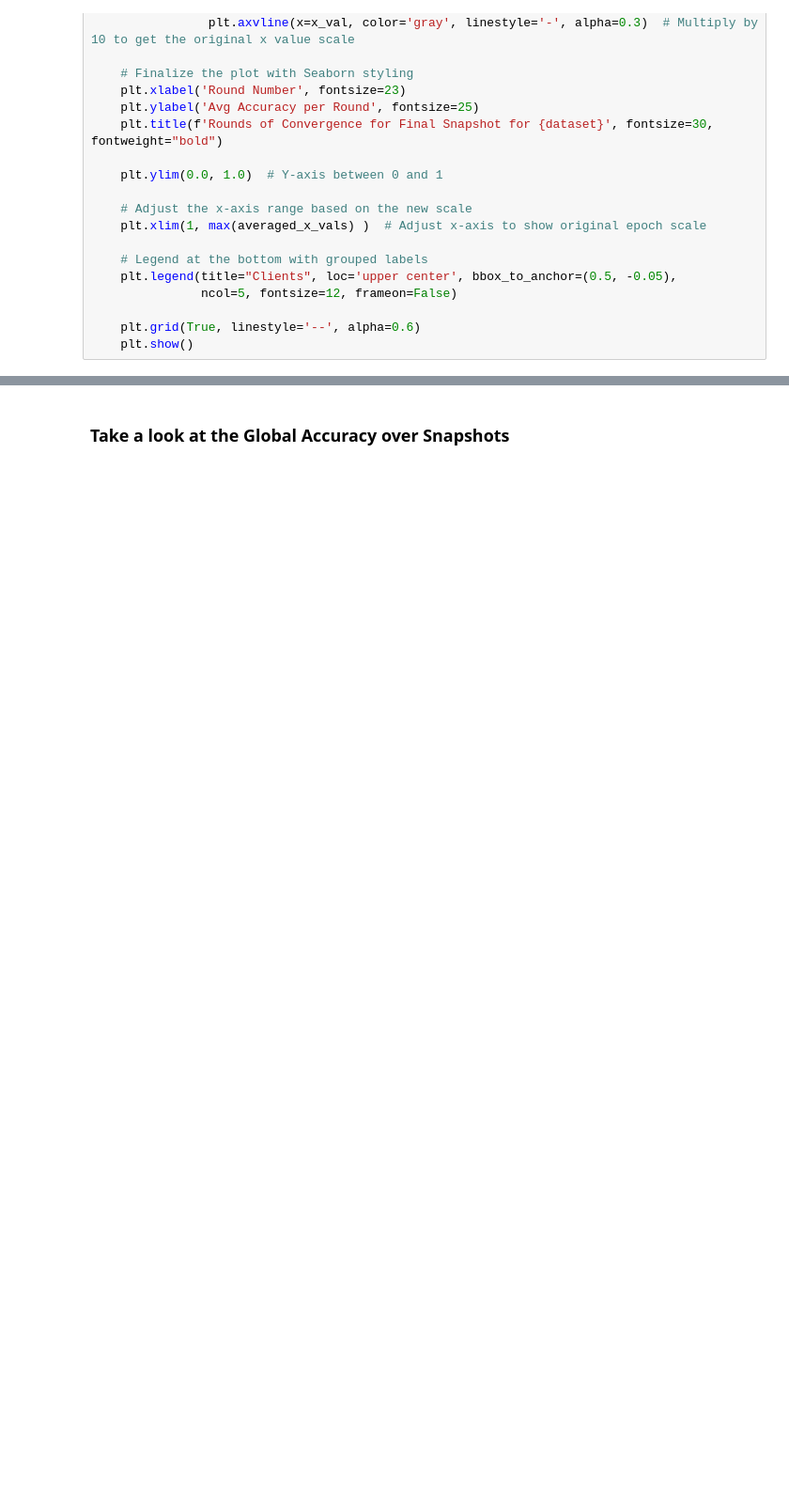
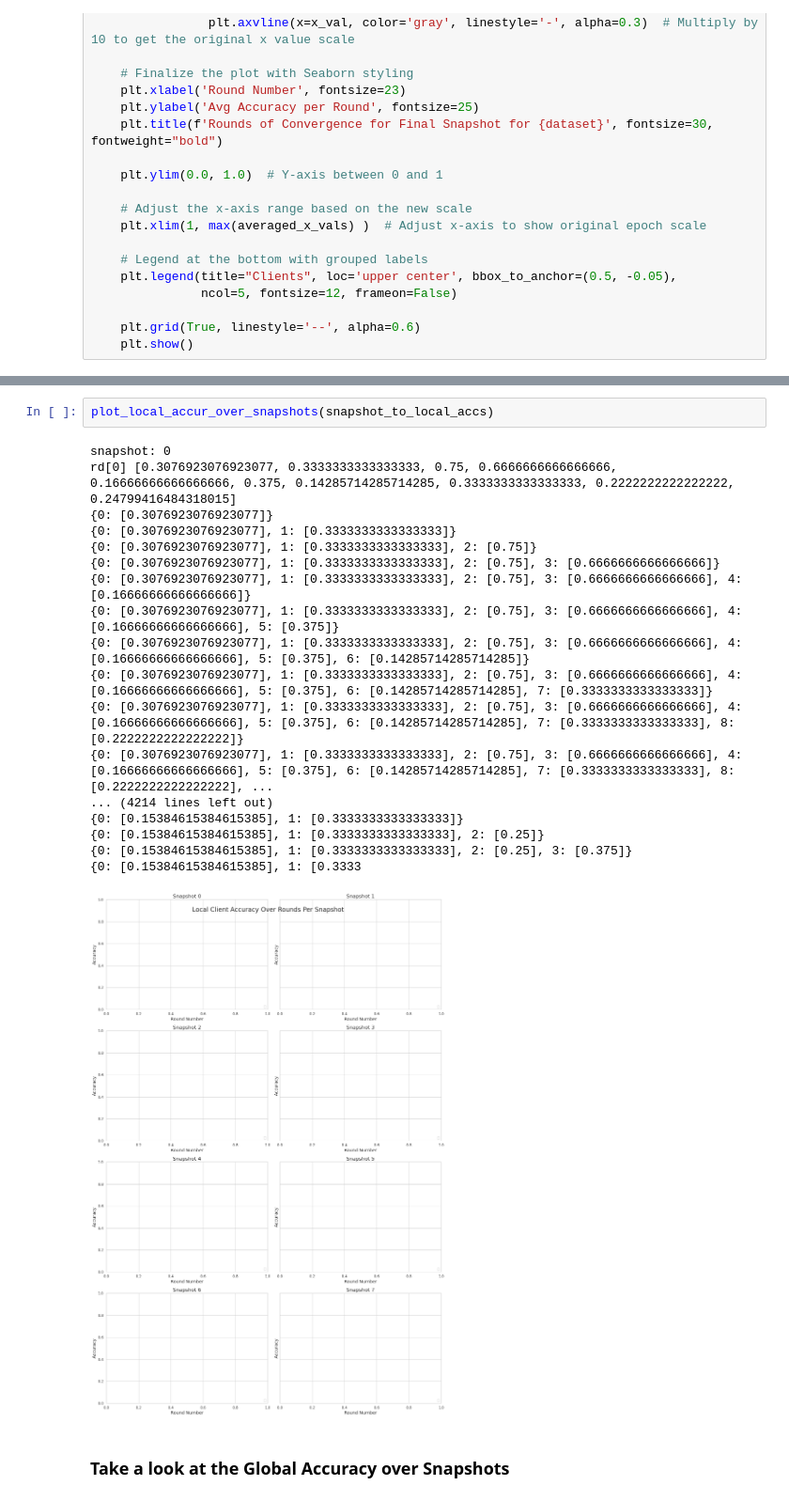
Before and after one commit to Ashley0909/DG-CoLearn, a Jupyter notebook: analysis.ipynb, the cells around one changed output, grey strips where cells are left out. Shown at 94% size. Saved outputs shown, nothing was run; the diff lists cells and outputs as text; blank space fills up the shorter version.

```diff
--- a/analysis.ipynb
+++ b/analysis.ipynb
@@ -282,3 +363,24 @@ plot_convergence_of_local_accuracies(snapshot_to_local_accs, list(snapshot_to_lo
+# %%
+plot_local_accur_over_snapshots(snapshot_to_local_accs)
+# %% [output]
+snapshot: 0
+rd[0] [0.3076923076923077, 0.3333333333333333, 0.75, 0.6666666666666666, 0.16666666666666666, 0.375, 0.14285714285714285, 0.3333333333333333, 0.2222222222222222, 0.24799416484318015]
+{0: [0.3076923076923077]}
+{0: [0.3076923076923077], 1: [0.3333333333333333]}
+{0: [0.3076923076923077], 1: [0.3333333333333333], 2: [0.75]}
+{0: [0.3076923076923077], 1: [0.3333333333333333], 2: [0.75], 3: [0.6666666666666666]}
+{0: [0.3076923076923077], 1: [0.3333333333333333], 2: [0.75], 3: [0.6666666666666666], 4: [0.16666666666666666]}
+{0: [0.3076923076923077], 1: [0.3333333333333333], 2: [0.75], 3: [0.6666666666666666], 4: [0.16666666666666666], 5: [0.375]}
+{0: [0.3076923076923077], 1: [0.3333333333333333], 2: [0.75], 3: [0.6666666666666666], 4: [0.16666666666666666], 5: [0.375], 6: [0.14285714285714285]}
+{0: [0.3076923076923077], 1: [0.3333333333333333], 2: [0.75], 3: [0.6666666666666666], 4: [0.16666666666666666], 5: [0.375], 6: [0.14285714285714285], 7: [0.3333333333333333]}
+{0: [0.3076923076923077], 1: [0.3333333333333333], 2: [0.75], 3: [0.6666666666666666], 4: [0.16666666666666666], 5: [0.375], 6: [0.14285714285714285], 7: [0.3333333333333333], 8: [0.2222222222222222]}
+{0: [0.3076923076923077], 1: [0.3333333333333333], 2: [0.75], 3: [0.6666666666666666], 4: [0.16666666666666666], 5: [0.375], 6: [0.14285714285714285], 7: [0.3333333333333333], 8: [0.2222222222222222], ...
+... (4214 lines left out)
+{0: [0.15384615384615385], 1: [0.3333333333333333]}
+{0: [0.15384615384615385], 1: [0.3333333333333333], 2: [0.25]}
+{0: [0.15384615384615385], 1: [0.3333333333333333], 2: [0.25], 3: [0.375]}
+{0: [0.15384615384615385], 1: [0.3333
+[figure, added]
 # %% [markdown]
 <h3> Take a look at the Global Accuracy over Snapshots
 # %%
```
Also changed, not shown: parts of 14 cells of this notebook, 7 other files.
